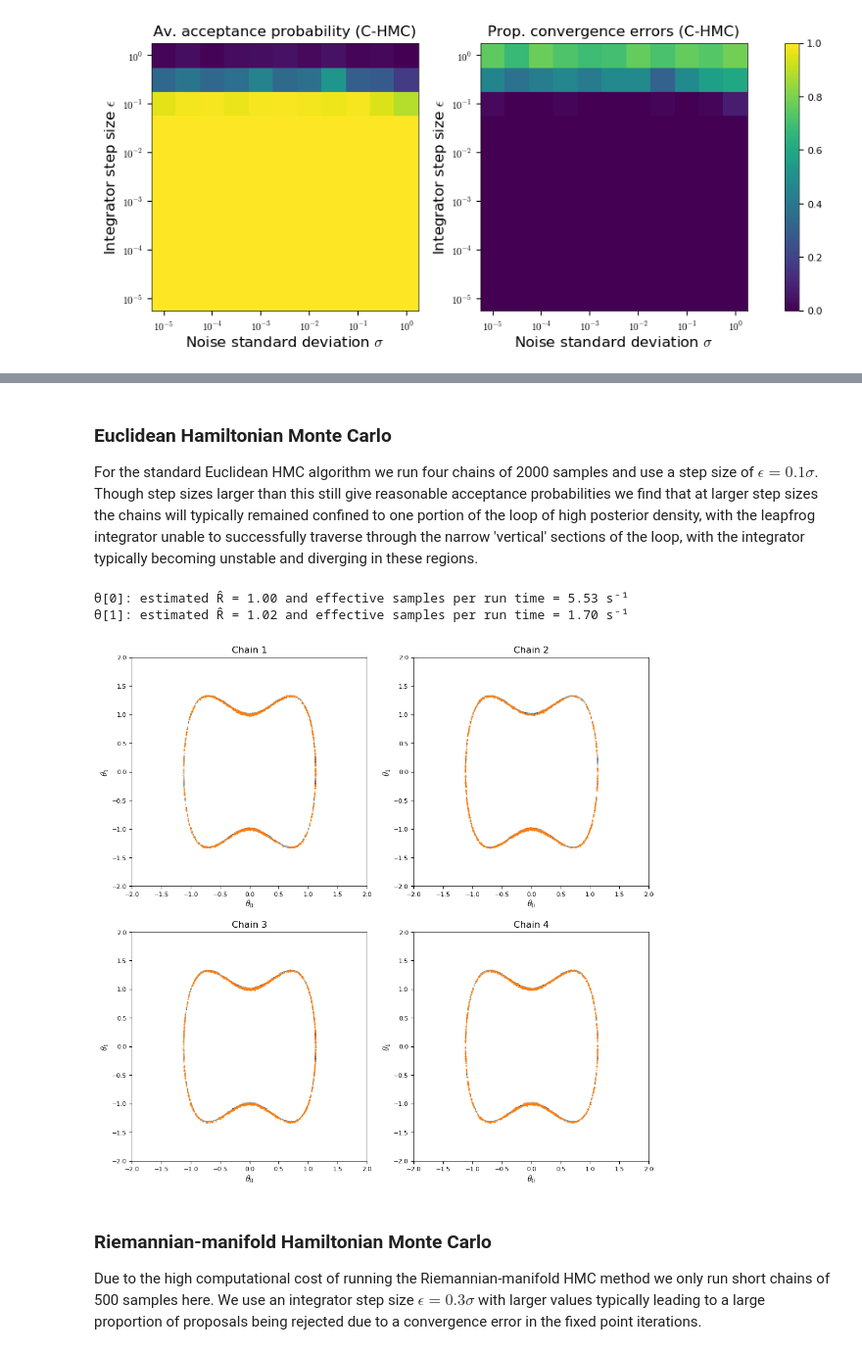
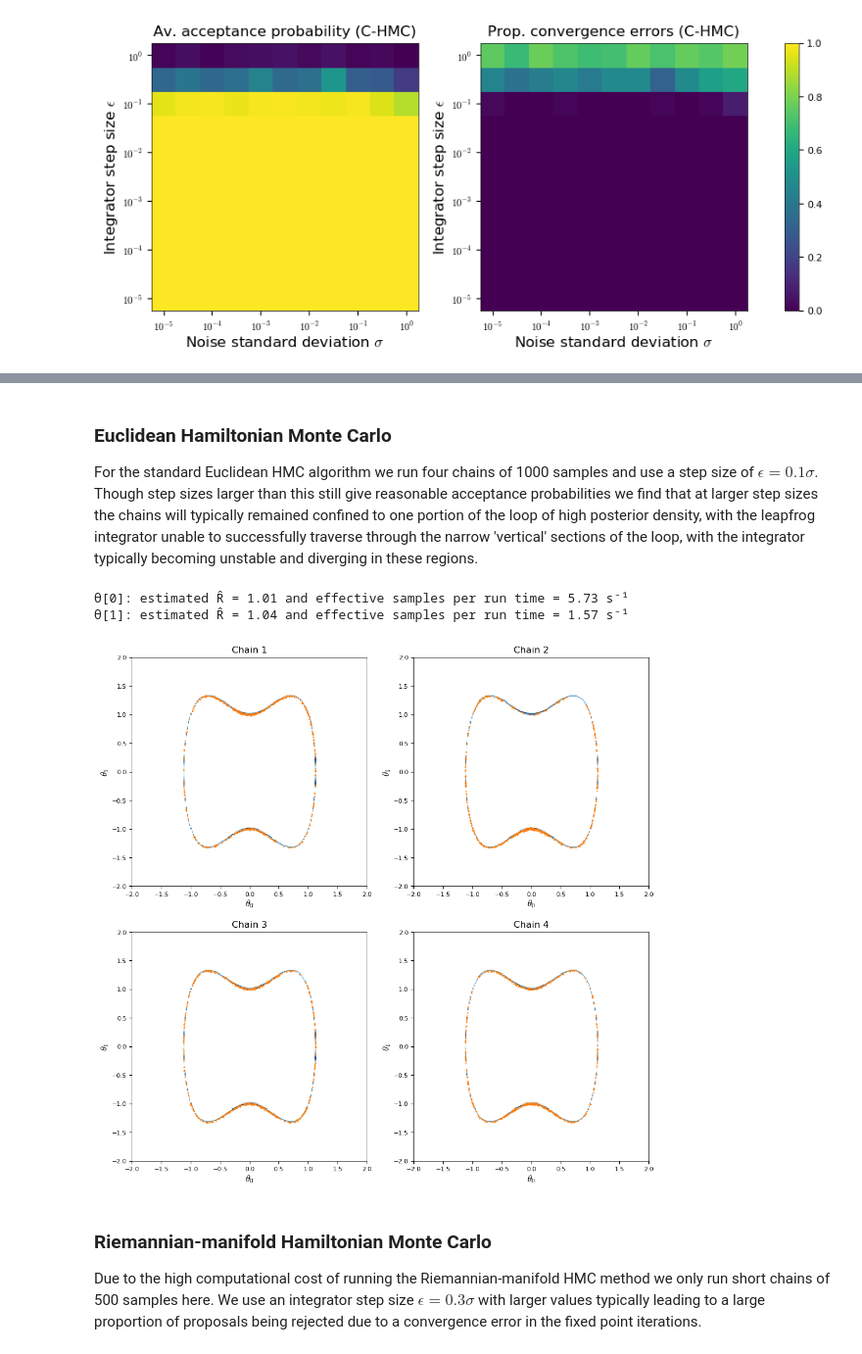
Before and after one commit to thiery-lab/manifold_lifting, a Jupyter notebook: notebooks/Two-dimensional_example.ipynb, the cells around one changed output, grey strips where cells are left out. Shown at 98% size. Drawn from its saved outputs; the diff is of its cells as text; code cells hidden in the pictures.

```diff
--- a/notebooks/Two-dimensional_example.ipynb
+++ b/notebooks/Two-dimensional_example.ipynb
@@ -157,8 +155,7 @@ We assume we acquire one observation $y$. The goal of the inference is then to i
 # %%
 @numpify(dim_θ, None, None)
 def neg_log_posterior_dens(θ, σ, y):
-    return (
-        snp.sum(θ**2, 0) / 2 + snp.sum((y - forward_func(θ))**2, 0) / (2 * σ**2))
+    return (snp.sum(θ**2, 0) + snp.sum((y - forward_func(θ))**2, 0) / σ**2) / 2
 # %% [markdown]
 The geometry of the resulting posterior distribution depends on the values of both $y$ and $\sigma$. Below we plot the posterior density $\pi^\sigma$ across $\boldsymbol{\theta}$ values in $[-2, 2] \times [-2, 2]$ for different $y$ and $\sigma$ values.
 # %%
@@ -888,28 +885,28 @@ def print_rhat_and_time_normalised_ess(traces, run_time):
 # %% [markdown]
 ### Euclidean Hamiltonian Monte Carlo
 
-For the standard Euclidean HMC algorithm we run four chains of 2000 samples and use a step size of $\epsilon = 0.1 \sigma$. Though step sizes larger than this still give reasonable acceptance probabilities we find that at larger step sizes the chains will typically remained confined to one portion of the loop of high posterior density, with the leapfrog integrator unable to successfully traverse through the narrow 'vertical' sections of the loop, with the integrator typically becoming unstable and diverging in these regions.
+For the standard Euclidean HMC algorithm we run four chains of 1000 samples and use a step size of $\epsilon = 0.1 \sigma$. Though step sizes larger than this still give reasonable acceptance probabilities we find that at larger step sizes the chains will typically remained confined to one portion of the loop of high posterior density, with the leapfrog integrator unable to successfully traverse through the narrow 'vertical' sections of the loop, with the integrator typically becoming unstable and diverging in these regions.
 # %%
 def sample_hmc_chains(σ, y, ϵ, n_chain, n_sample):
     system = mici.systems.EuclideanMetricSystem(
         neg_log_dens=partial(neg_log_posterior_dens, σ=σ, y=y),
         grad_neg_log_dens=partial(grad_and_val_neg_log_posterior_dens, σ=σ, y=y))
     integrator = mici.integrators.LeapfrogIntegrator(system, step_size=ϵ)
     sampler = mici.samplers.DynamicMultinomialHMC(system, integrator, rng)
     θ_inits = np.concatenate(solve_for_limiting_manifold(y, n_chain))
     start_time = time.time()
     final_states, traces, stats =  sampler.sample_chains(
         n_sample, θ_inits, n_process=n_chain, monitor_stats=['accept_prob', 'diverging'])
     run_time = time.time() - start_time
     return traces, run_time
 
-hmc_traces, hmc_run_time = sample_hmc_chains(σ, y, 0.1 * σ, n_chain, 2000)
+hmc_traces, hmc_run_time = sample_hmc_chains(σ, y, 0.1 * σ, n_chain, 1000)
 print_rhat_and_time_normalised_ess(hmc_traces, hmc_run_time)
 fig, axes = plot_traces(hmc_traces, σ, y)
 # %% [output]
-θ[0]: estimated R̂ = 1.00 and effective samples per run time = 5.53 s⁻¹
-θ[1]: estimated R̂ = 1.02 and effective samples per run time = 1.70 s⁻¹
+θ[0]: estimated R̂ = 1.01 and effective samples per run time = 5.73 s⁻¹
+θ[1]: estimated R̂ = 1.04 and effective samples per run time = 1.57 s⁻¹
-[figure, old version]
+[figure, new version]
 # %% [markdown]
 ### Riemannian-manifold Hamiltonian Monte Carlo
 
```
Also changed, not shown: parts of 22 cells of this notebook.
